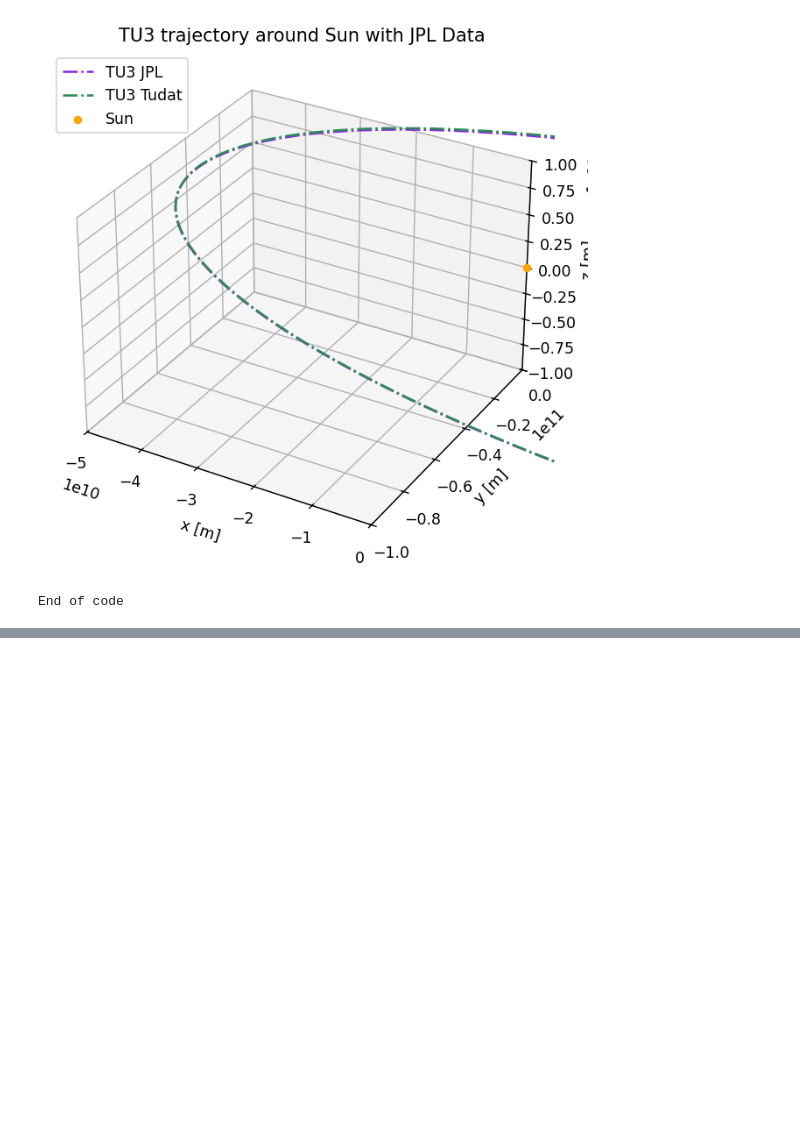
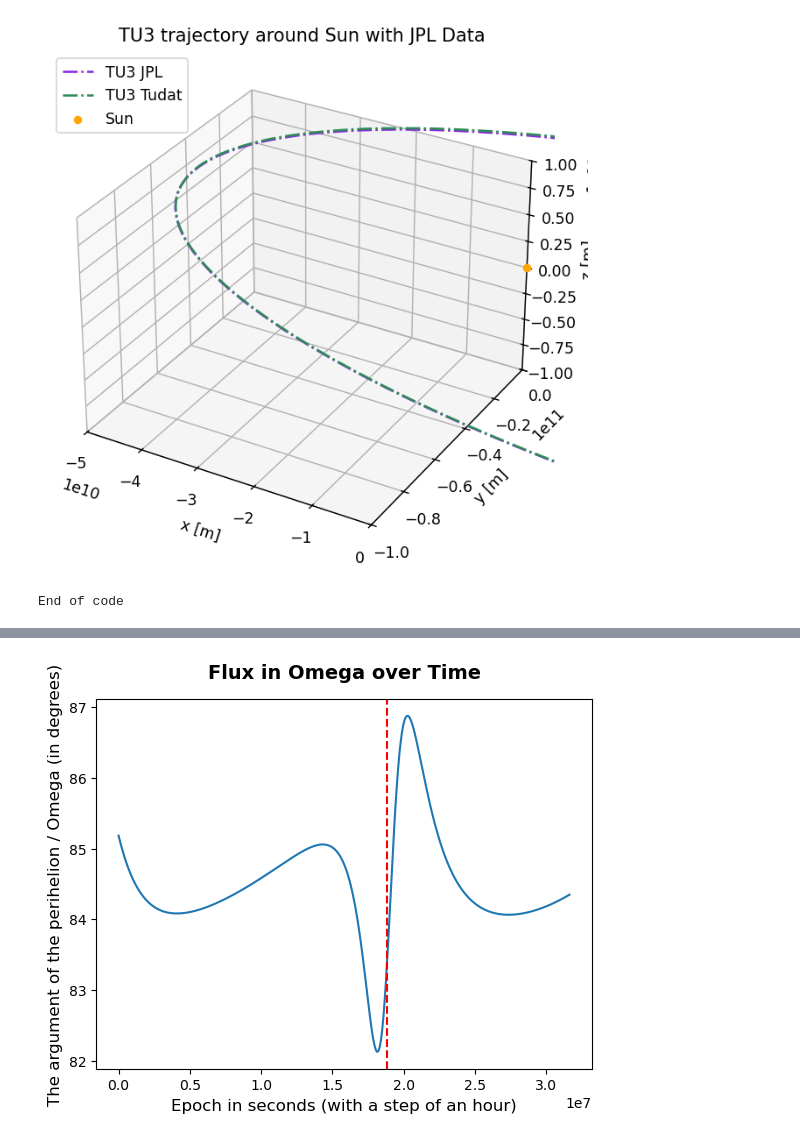
Before and after one commit to PocketBloom/Bachelor_Project, a Jupyter notebook: TU3/TU3_orbit_simple.ipynb, the cells around one changed output, grey strips where cells are left out. Saved outputs shown, nothing was run; the diff lists cells and outputs as text; code cells hidden in the pictures; blank space fills up the shorter version.

```diff
--- a/TU3/TU3_orbit_simple.ipynb
+++ b/TU3/TU3_orbit_simple.ipynb
@@ -888,0 +1035,20 @@ Perihelion precession of: 1.623569 arcseconds / century
+# %%
+plt.plot(epochs, omega_kep_list_JPL_unwrapped_deg)
+plt.axvline(18838800.0, color='red', linestyle='--', linewidth=1.5)
+
+# # Check a linear relation going through the oscillations
+# lin_slope = np.polyfit(epochs,np.degrees(omega_values),1)[0]
+# y_test = 85.15 + lin_slope * np.array(epochs)
+# plt.plot(epochs, y_test)
+
+plt.ticklabel_format(style='plain', axis='y', useOffset=False)
+
+plt.title('Flux in Omega over Time', fontsize=14, fontweight='bold', pad=15)
+plt.xlabel('Epoch in seconds (with a step of an hour)', fontsize=12)
+plt.ylabel('The argument of the perihelion / Omega (in degrees)', fontsize=12)
+
+# plt.ylim(85, 85.5)
+
+plt.show()
+# %% [output]
+[figure, added]
```
Also changed, not shown: parts of 8 cells of this notebook.
